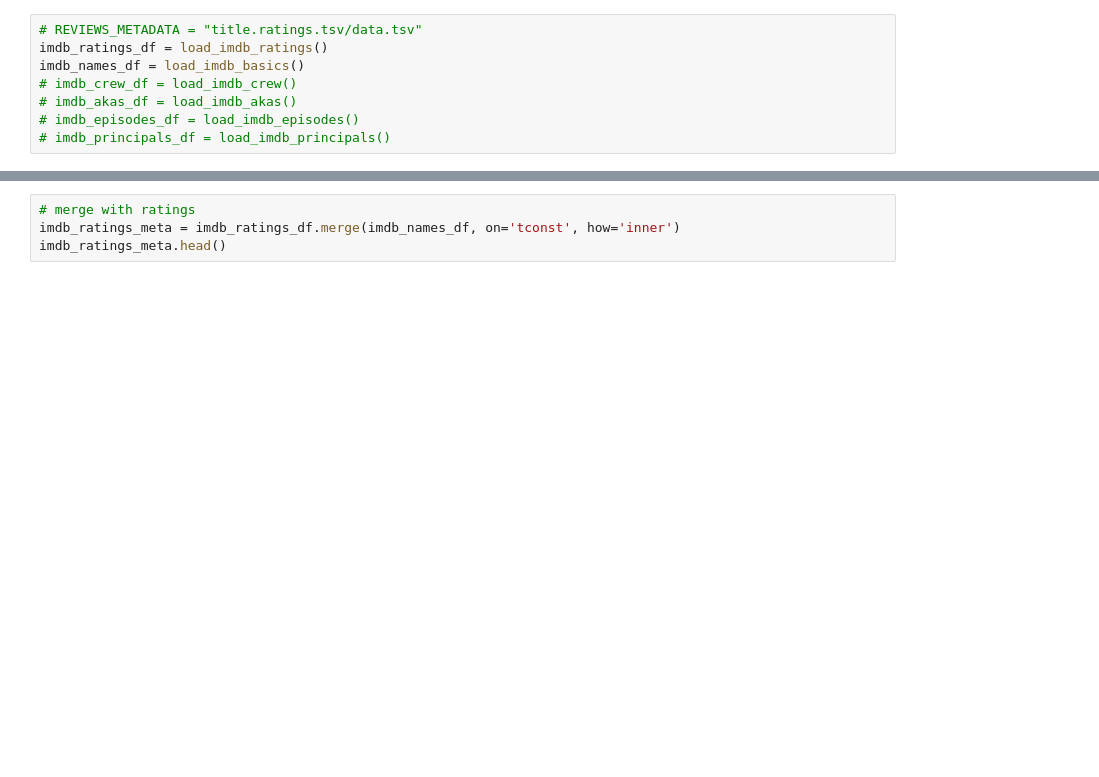
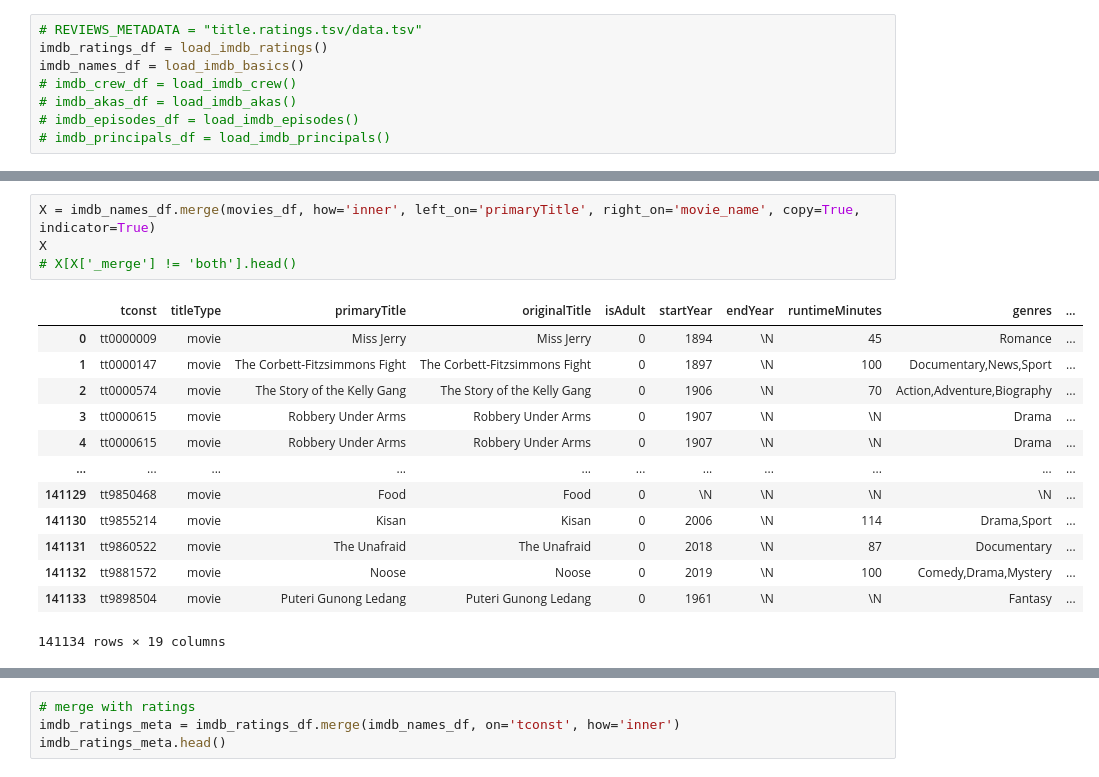
Before and after one commit to epfl-ada/ada-2023-project-advanceddataarsonists, a Jupyter notebook: data_exploring.ipynb, the cells around one changed output, grey strips where cells are left out. Drawn from its saved outputs; the diff is of its cells as text; blank space fills up the shorter version.

```diff
--- a/data_exploring.ipynb
+++ b/data_exploring.ipynb
@@ -90,0 +112,18 @@ imdb_names_df = load_imdb_basics()
+# %%
+X = imdb_names_df.merge(movies_df, how='inner', left_on='primaryTitle', right_on='movie_name', copy=True, indicator=True)
+X
+# X[X['_merge'] != 'both'].head()
+# %% [output]
+|  | tconst | titleType | primaryTitle | originalTitle | isAdult | startYear | endYear | runtimeMinutes | genres | ... |
+| 0 | tt0000009 | movie | Miss Jerry | Miss Jerry | 0 | 1894 | \N | 45 | Romance | ... |
+| 1 | tt0000147 | movie | The Corbett-Fitzsimmons Fight | The Corbett-Fitzsimmons Fight | 0 | 1897 | \N | 100 | Documentary,News,Sport | ... |
+| 2 | tt0000574 | movie | The Story of the Kelly Gang | The Story of the Kelly Gang | 0 | 1906 | \N | 70 | Action,Adventure,Biography | ... |
+| 3 | tt0000615 | movie | Robbery Under Arms | Robbery Under Arms | 0 | 1907 | \N | \N | Drama | ... |
+| 4 | tt0000615 | movie | Robbery Under Arms | Robbery Under Arms | 0 | 1907 | \N | \N | Drama | ... |
+| ... | ... | ... | ... | ... | ... | ... | ... | ... | ... | ... |
+| 141129 | tt9850468 | movie | Food | Food | 0 | \N | \N | \N | \N | ... |
+| 141130 | tt9855214 | movie | Kisan | Kisan | 0 | 2006 | \N | 114 | Drama,Sport | ... |
+| 141131 | tt9860522 | movie | The Unafraid | The Unafraid | 0 | 2018 | \N | 87 | Documentary | ... |
+| 141132 | tt9881572 | movie | Noose | Noose | 0 | 2019 | \N | 100 | Comedy,Drama,Mystery | ... |
+| 141133 | tt9898504 | movie | Puteri Gunong Ledang | Puteri Gunong Ledang | 0 | 1961 | \N | \N | Fantasy | ... |
+141134 rows × 19 columns
```
Also changed, not shown: parts of 8 cells of this notebook, 2 other files.
